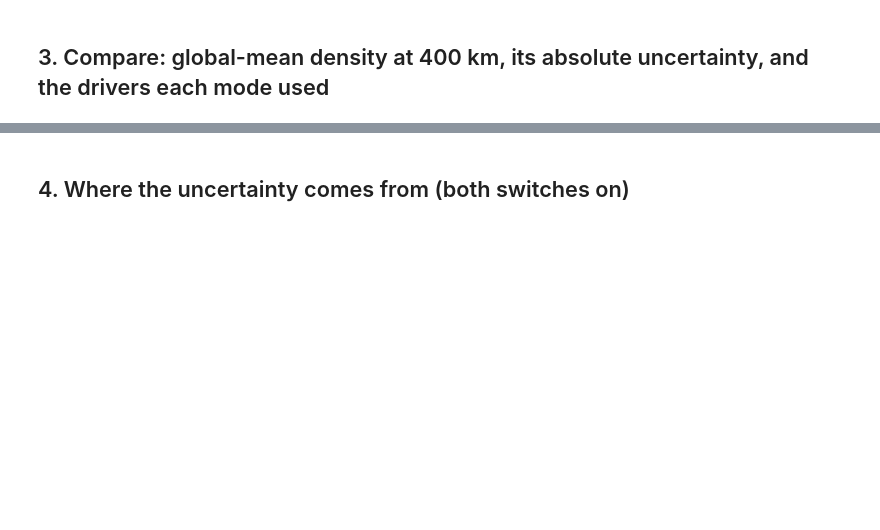
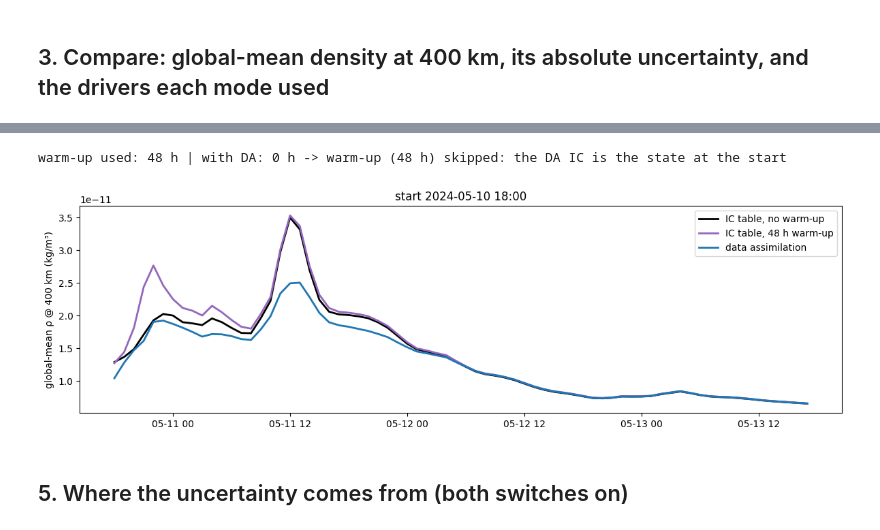
Before and after one commit to anirudh53/ROPE-TIEGCM_AP, a Jupyter notebook: demo.ipynb, the cells around one changed output, grey strips where cells are left out. Cells and saved outputs as stored; diff of their text form; code cells hidden in the pictures; blank space fills up the shorter version.

```diff
--- a/demo.ipynb
+++ b/demo.ipynb
@@ -106,5 +107,20 @@ plt.tight_layout(); plt.show()
+# %%
+no_wu = runs["old ROPE"]
+wu    = rope.run(START, horizon=H, warmup_hours=48)          # same call, 48 h warm-up
+da_wu = rope.run(START, horizon=H, use_da=True, warmup_hours=48, uncertainty=False)
+print("warm-up used:", wu["warmup_hours"], "h | with DA:", da_wu["warmup_hours"], "h ->", da_wu.get("warmup_note"))
+
+fig, ax = plt.subplots(figsize=(12, 3.8))
+for name, r_, c in (("IC table, no warm-up", no_wu, "k"), ("IC table, 48 h warm-up", wu, "tab:purple"),
+                    ("data assimilation", runs["use_da"], "tab:blue")):
+    ax.plot(r_["window_df"].datetime, gm(r_["mean_density"]), color=c, lw=2, label=name)
+ax.set_ylabel("global-mean ρ @ 400 km (kg/m³)"); ax.legend(); ax.set_title(f"start {START}")
+plt.tight_layout(); plt.show()
+# %% [output]
+warm-up used: 48 h | with DA: 0 h -> warm-up (48 h) skipped: the DA IC is the state at the start
+[figure, added]
 # %% [markdown]
-## 4. Where the uncertainty comes from (both switches on)
+## 5. Where the uncertainty comes from (both switches on)
 # %%
 r = runs["use_da + forecaster"]
 t = r["window_df"].datetime
```
Also changed, not shown: parts of 11 cells of this notebook, 3 other files.
